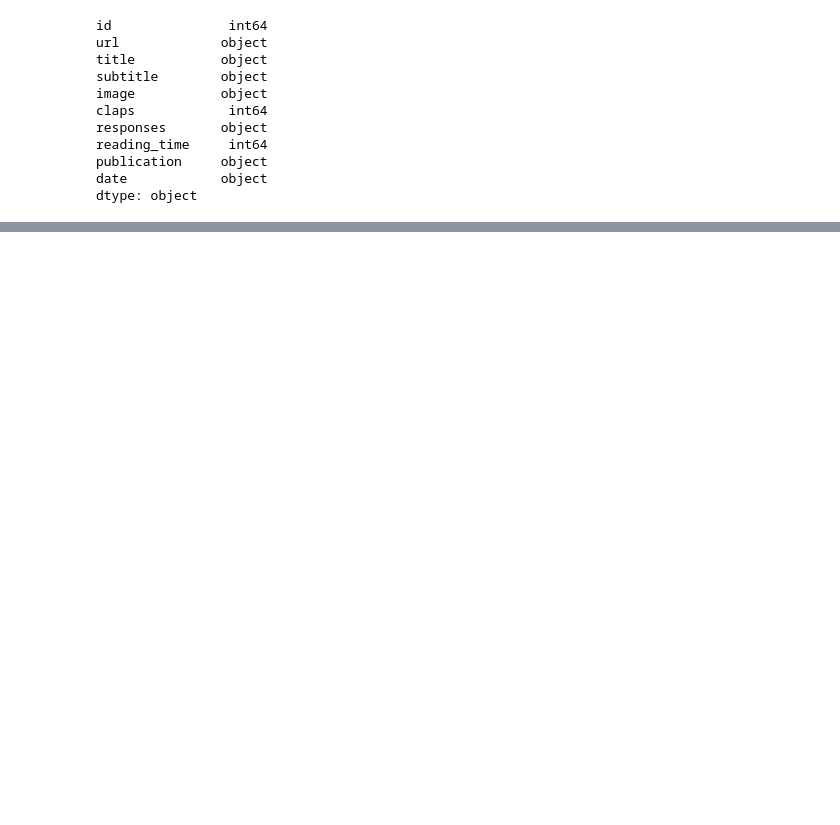
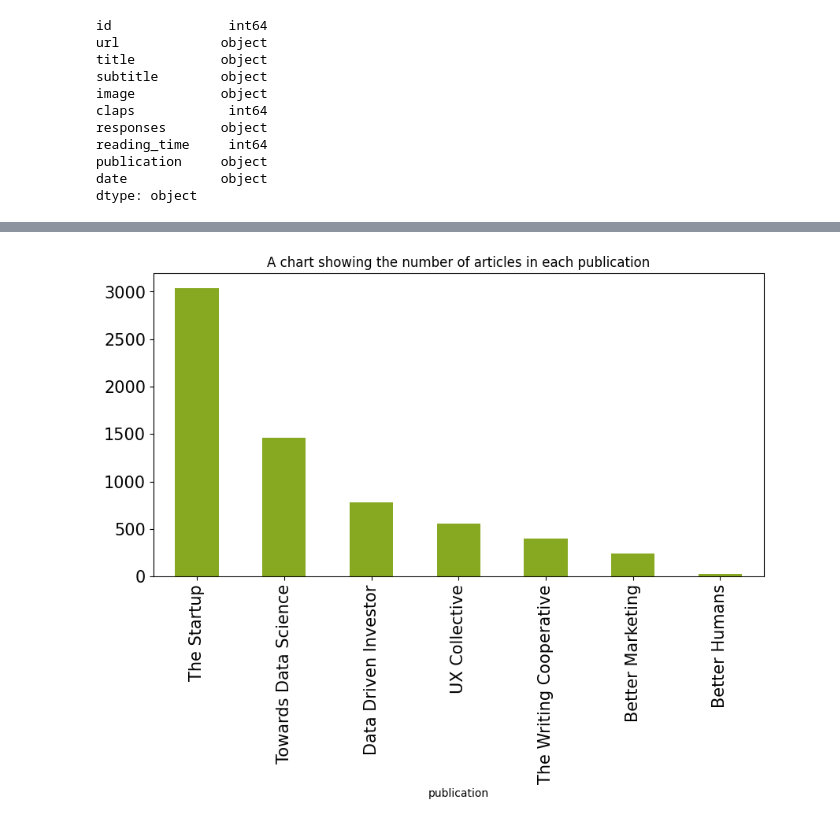
Before and after one commit to Kunleiky/MEDIUM, a Jupyter notebook: medium-publication-data-analysis.ipynb, the cells around one changed output, grey strips where cells are left out. Saved outputs shown, nothing was run; the diff lists cells and outputs as text; code cells hidden in the pictures; blank space fills up the shorter version.

```diff
--- a/medium-publication-data-analysis.ipynb
+++ b/medium-publication-data-analysis.ipynb
@@ -40,0 +130,2 @@ dtype: object
+# %%
+medium['date']=pd.to_datetime(medium['date'])
@@ -40,0 +208,3 @@ dtype: object
+# %%
+z=medium['publication'].value_counts(sort=True)
+z
@@ -40,0 +221,5 @@ dtype: object
+# %%
+z.plot(kind='bar',figsize=(10,5),color='#87A922',fontsize=15,
+       title='A chart showing the number of articles in each publication',);
+# %% [output]
+[figure, added]
```
Also changed, not shown: parts of 35 cells of this notebook.
